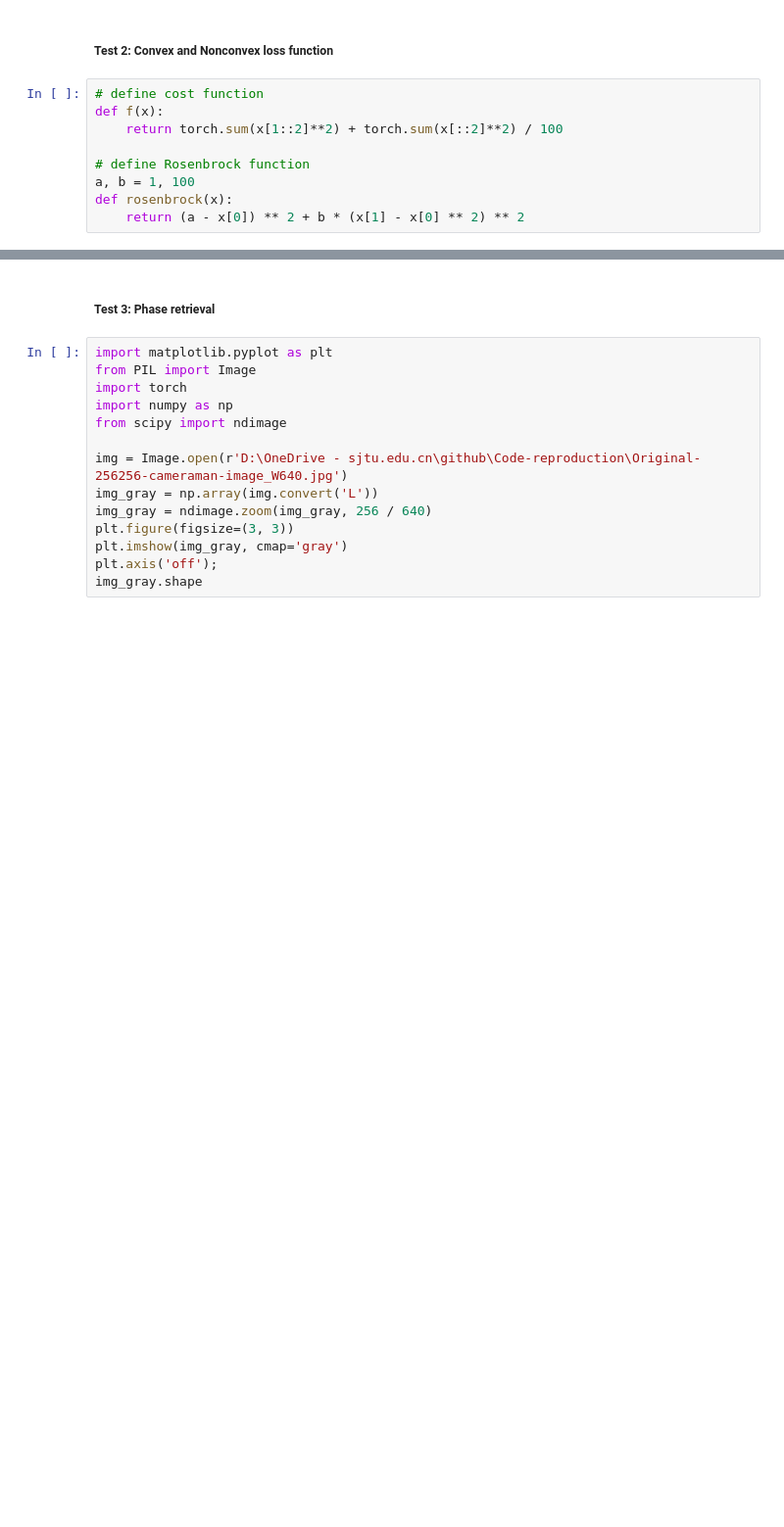
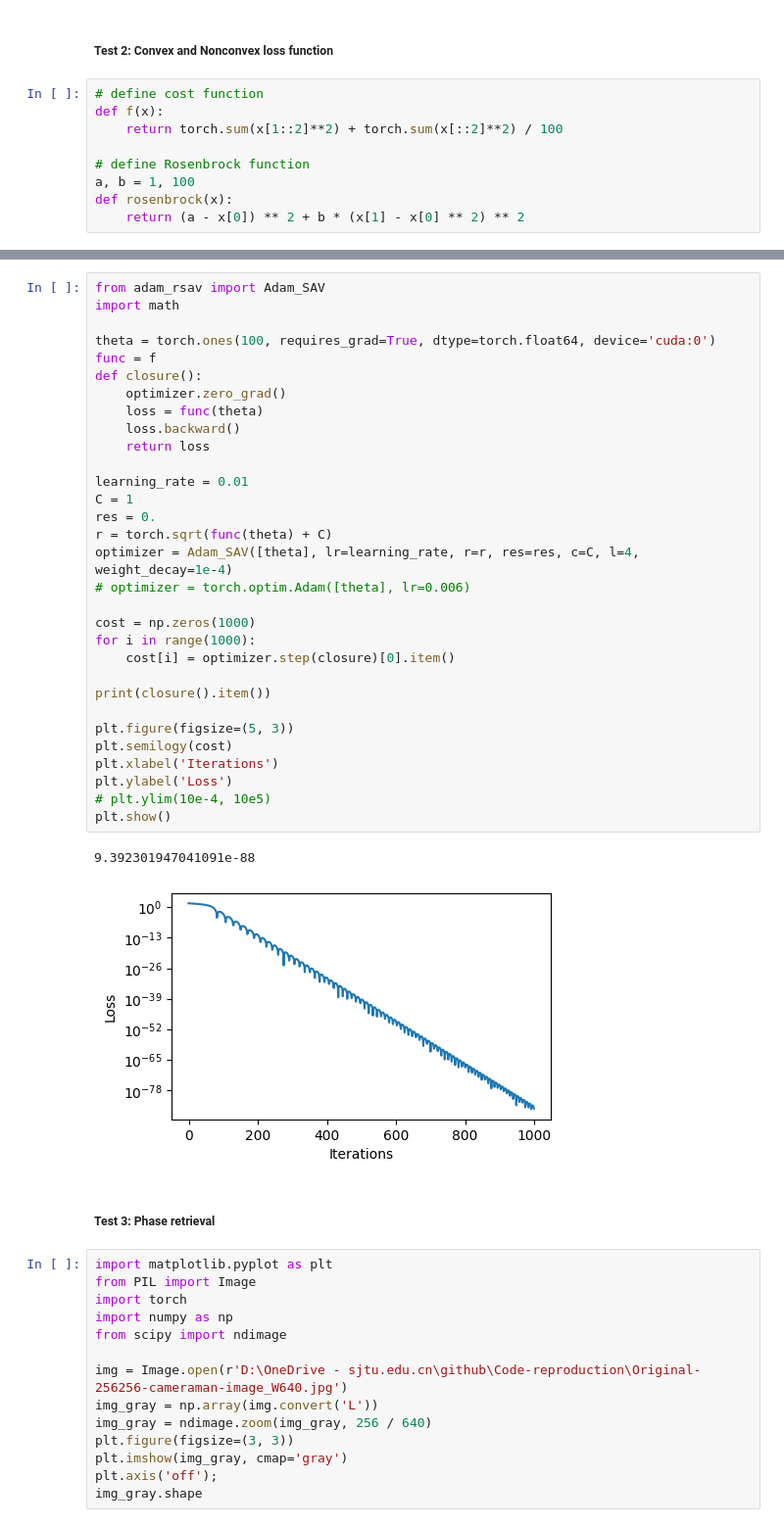
Before and after one commit to mxweng/specnn4pde, a Jupyter notebook: dev/optim.ipynb, the cells around one changed output, grey strips where cells are left out. Shown at 98% size. Saved outputs shown, nothing was run; the diff lists cells and outputs as text; blank space fills up the shorter version.

```diff
--- a/dev/optim.ipynb
+++ b/dev/optim.ipynb
@@ -313,3 +313,37 @@ plt.show()
+# %%
+from adam_rsav import Adam_SAV
+import math
+
+theta = torch.ones(100, requires_grad=True, dtype=torch.float64, device='cuda:0')
+func = f
+def closure():
+    optimizer.zero_grad()
+    loss = func(theta)
+    loss.backward()
+    return loss
+
+learning_rate = 0.01
+C = 1
+res = 0.
+r = torch.sqrt(func(theta) + C)
+optimizer = Adam_SAV([theta], lr=learning_rate, r=r, res=res, c=C, l=4, weight_decay=1e-4)
+# optimizer = torch.optim.Adam([theta], lr=0.006)
+
+cost = np.zeros(1000)
+for i in range(1000):
+    cost[i] = optimizer.step(closure)[0].item()
+
+print(closure().item())
+
+plt.figure(figsize=(5, 3))
+plt.semilogy(cost)
+plt.xlabel('Iterations')
+plt.ylabel('Loss')
+# plt.ylim(10e-4, 10e5)
+plt.show()
+# %% [output]
+9.392301947041091e-88
+[figure, added]
 # %% [markdown]
 ##### **Test 3: Phase retrieval**
 # %%
```
Also changed, not shown: parts of 1 cell of this notebook, 12 other files.
